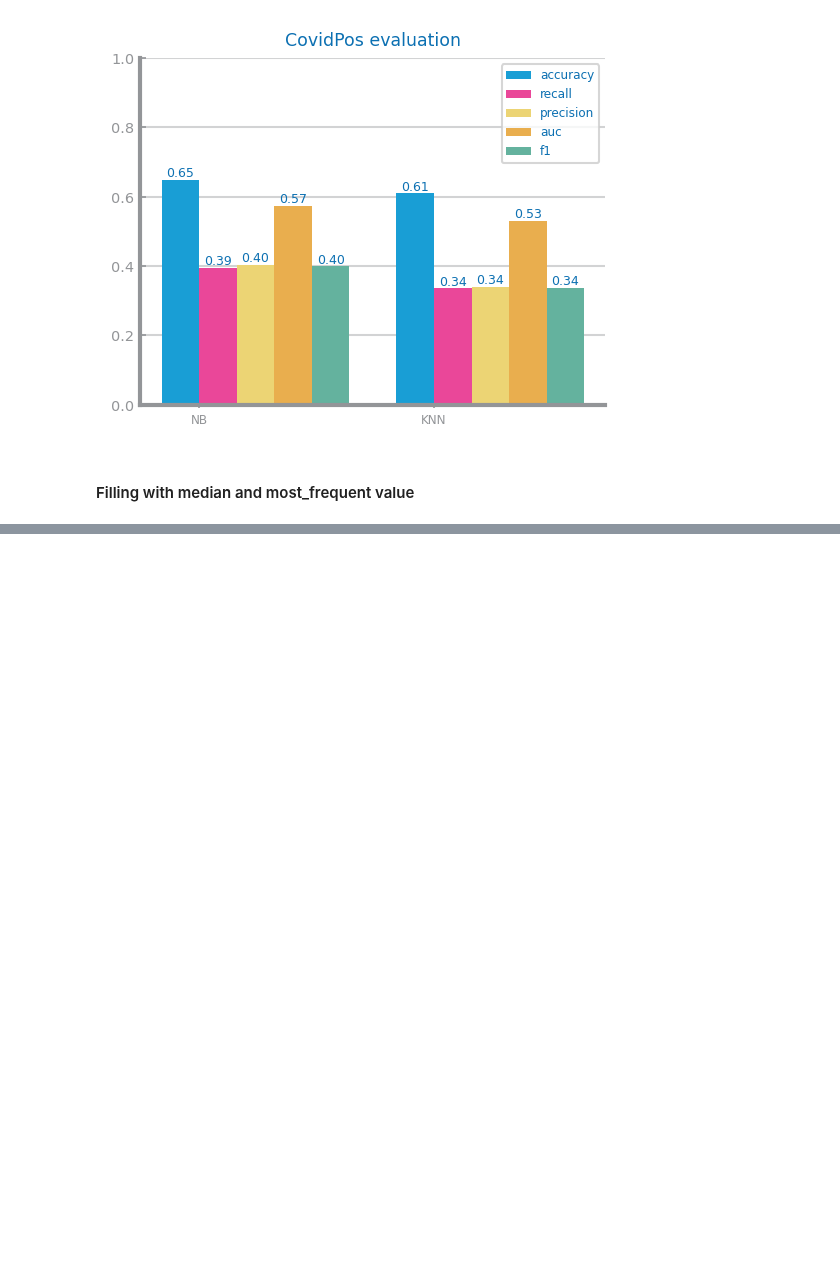
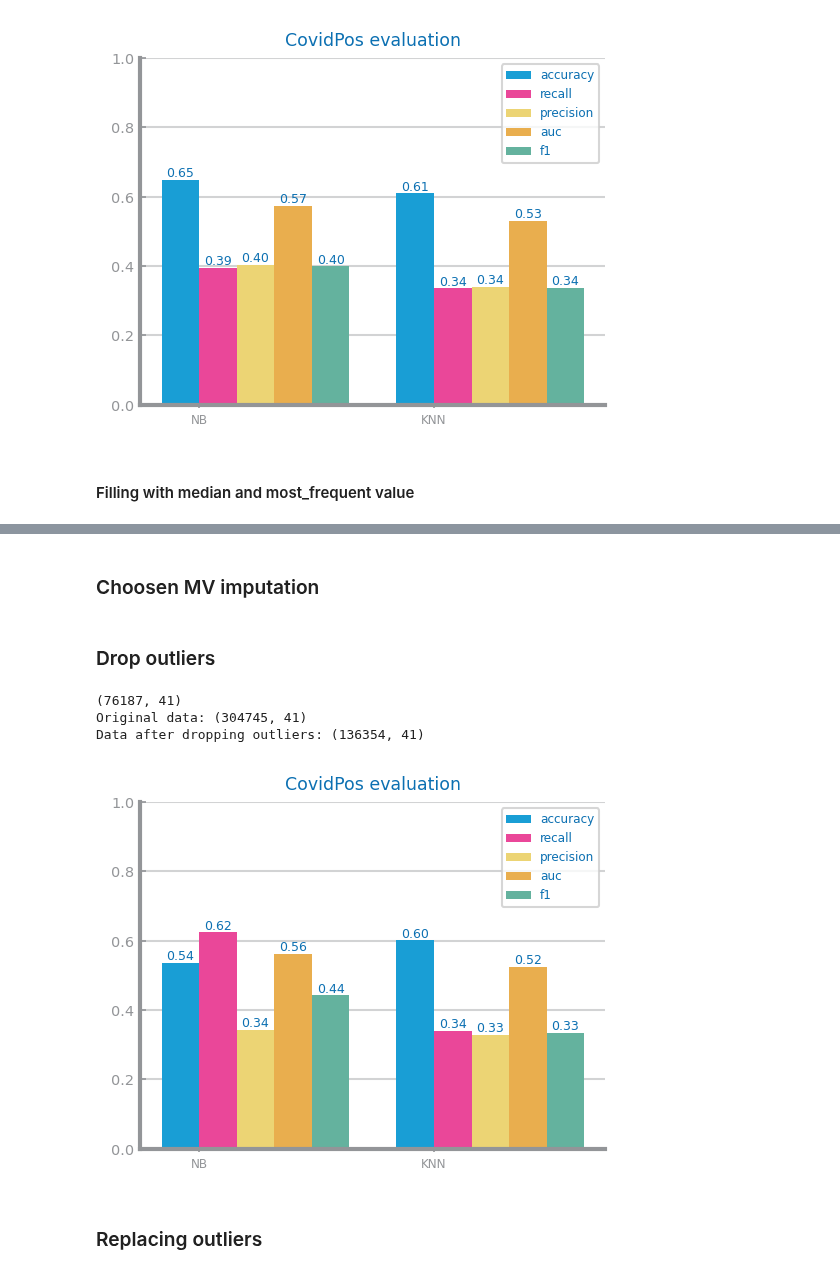
Before and after one commit to franciscoAbreuTecnico/Data-Science-IST, a Jupyter notebook: dataset_health/preparation.ipynb, the cells around one changed output, grey strips where cells are left out. Drawn from its saved outputs; the diff is of its cells as text; code cells hidden in the pictures; blank space fills up the shorter version.

Commit message:
outliers treatment

```diff
--- a/dataset_health/preparation.ipynb
+++ b/dataset_health/preparation.ipynb
@@ -364,0 +371,2 @@ show()
+# %% [markdown]
+### Choosen MV imputation
@@ -364,0 +388,47 @@ show()
+# %% [markdown]
+### Drop outliers
+# %%
+
+file_tag = 'CovidPos'
+data: DataFrame =  pd.read_csv('class_mv_imputed.csv', sep=',', decimal='.', na_values='')
+data_train, data_test = train_test_split(data, test_size=0.2)
+print(data_test.shape)
+print(f"Original data: {data_train.shape}")
+
+n_std: int = NR_STDEV
+numeric_vars: list[str] = get_variable_types(data_train)["numeric"]
+if numeric_vars is not None:
+    df: DataFrame = data_train.copy(deep=True)
+    summary5: DataFrame = data_train[numeric_vars].describe()
+    for var in numeric_vars:
+        top_threshold, bottom_threshold = determine_outlier_thresholds_for_var(
+            summary5[var]
+        )
+        outliers: Series = df[(df[var] > top_threshold) | (df[var] < bottom_threshold)]
+        df.drop(outliers.index, axis=0, inplace=True)
+    df.to_csv(f"./{file_tag}_train_drop_outliers.csv", index=False)
+    print(f"Data after dropping outliers: {df.shape}")
+else:
+    print("There are no numeric variables")
+# %% [output]
+(76187, 41)
+Original data: (304745, 41)
+Data after dropping outliers: (136354, 41)
+# %%
+target = "CovidPos"
+file_tag = "CovidPos"
+test = data_test.copy(deep=True)
+df.dropna(inplace=True)
+test.dropna(inplace=True)
+
+figure()
+eval: dict[str, list] = evaluate_approach(df,test , target=target, metric="recall")
+plot_multibar_chart(
+    ["NB", "KNN"], eval, title=f"{file_tag} evaluation", percentage=True
+)
+savefig(f"images/{file_tag}_drop_outliers.png")
+show()
+# %% [output]
+[figure, added]
+# %% [markdown]
+### Replacing outliers
```
Also changed, not shown: parts of 7 cells of this notebook, 2 other files.
